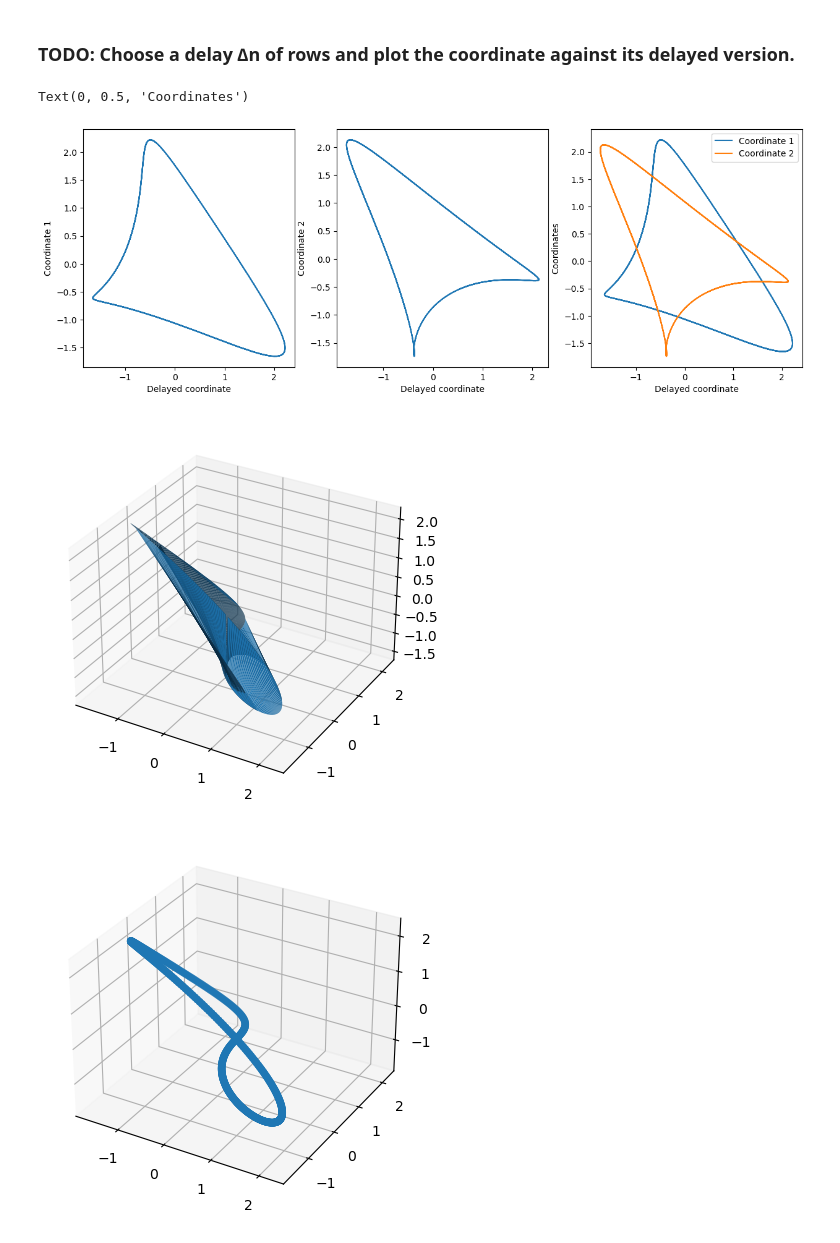
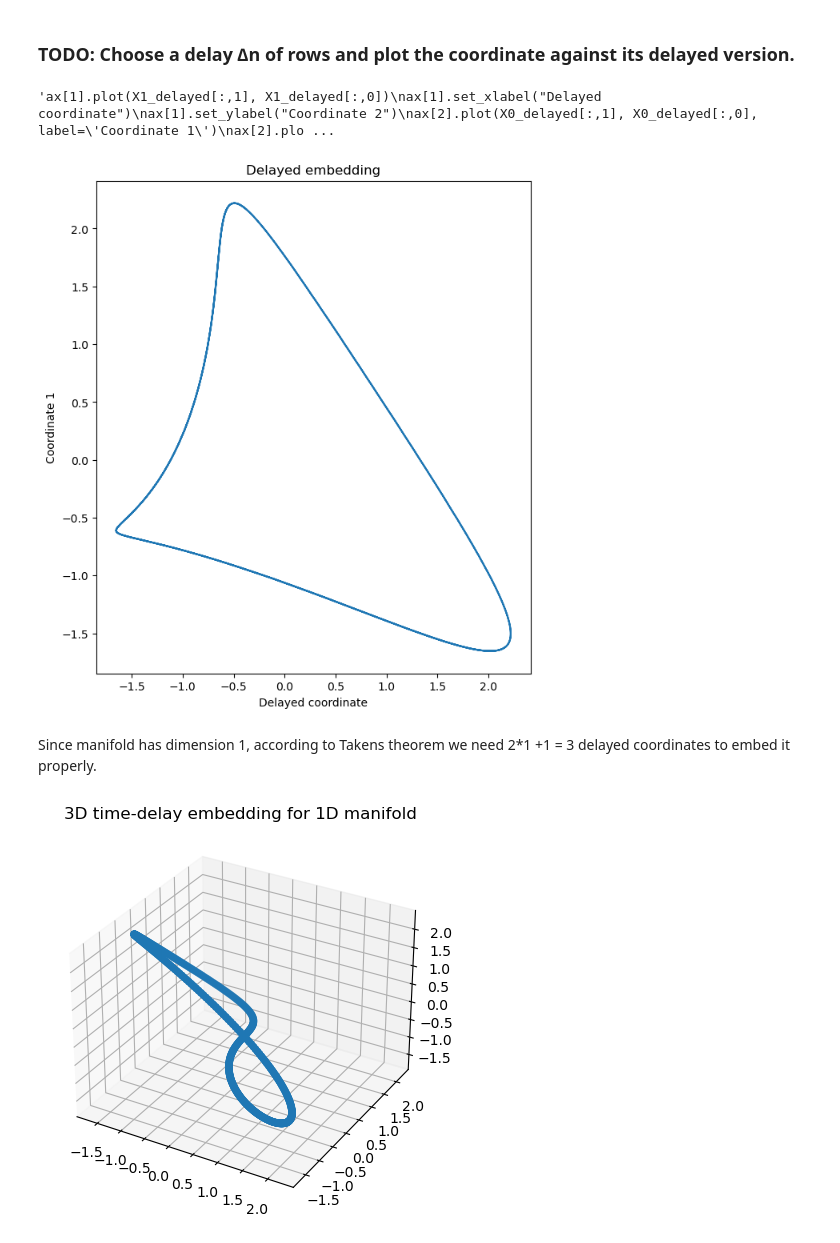
Before and after one commit to Augustin690/learning-dynamical-systems, a Jupyter notebook: src/part2/task4_1.ipynb, the cells around one changed output. Drawn from its saved outputs; the diff is of its cells as text; code cells hidden in the pictures.

```diff
--- a/src/part2/task4_1.ipynb
+++ b/src/part2/task4_1.ipynb
@@ -58,28 +56,30 @@ Text(0, 0.5, 'Coordinate 2')
 # %% [markdown]
 ### TODO: Choose a delay ∆n of rows and plot the coordinate against its delayed version.
 # %%
-# The following are given just for reference! Feel free to adapt and change the structure of the notebook!
 # TODO: Create time-delayed coordinates for out_dim = 2 (use method time_delay from utils.py)
 delta_n = 100
 X0_delayed = time_delay(X,0,delta_n,2)
 X1_delayed = time_delay(X,1,delta_n,2)
 # TODO: Plot embedded manifold in 2-d Euclidean space
 # first column (0) is in real time, second column(1) is delta_n later
-fig, ax = plt.subplots(1,3, figsize =(15,5))
-ax[0].plot(X0_delayed[:,1], X0_delayed[:,0])
-ax[0].set_xlabel("Delayed coordinate")
-ax[0].set_ylabel("Coordinate 1")
-ax[1].plot(X1_delayed[:,1], X1_delayed[:,0])
+fig, ax = plt.subplots(figsize =(7,8))
+ax.plot(X0_delayed[:,1], X0_delayed[:,0])
+ax.set_xlabel("Delayed coordinate")
+ax.set_ylabel("Coordinate 1")
+ax.set_title("Delayed embedding")
+"""ax[1].plot(X1_delayed[:,1], X1_delayed[:,0])
 ax[1].set_xlabel("Delayed coordinate")
 ax[1].set_ylabel("Coordinate 2")
 ax[2].plot(X0_delayed[:,1], X0_delayed[:,0], label='Coordinate 1')
 ax[2].plot(X1_delayed[:,1], X1_delayed[:,0], label= 'Coordinate 2')
 ax[2].set_xlabel("Delayed coordinate")
 ax[2].legend()
-ax[2].set_ylabel("Coordinates")
+ax[2].set_ylabel("Coordinates")"""
 # %% [output]
-Text(0, 0.5, 'Coordinates')
+'ax[1].plot(X1_delayed[:,1], X1_delayed[:,0])\nax[1].set_xlabel("Delayed coordinate")\nax[1].set_ylabel("Coordinate 2")\nax[2].plot(X0_delayed[:,1], X0_delayed[:,0], label=\'Coordinate 1\')\nax[2].plo ...
-[figure, old version]
+[figure, new version]
+# %% [markdown]
+Since manifold has dimension 1, according to Takens theorem we need 2*1 +1 = 3 delayed coordinates to embed it properly.
 # %%
 # TODO: Create time-delayed coordinates for 3-d Euclidean space (use method time_delay from utils.py)
 X0_delayed_3d = time_delay(X,0,delta_n,3)
@@ -87,16 +87,12 @@ X0_delayed_3d = time_delay(X,0,delta_n,3)
 y = X0_delayed_3d[:,2]
 z = X0_delayed_3d[:,1]
 x = X0_delayed_3d[:,0]
-ax = plt.figure().add_subplot(projection='3d')
-
-ax.plot_trisurf(x, y, z, linewidth=0.2, antialiased=True)
-
+#ax = plt.figure().add_subplot(projection='3d')
+#ax.plot_trisurf(x, y, z, linewidth=0.2, antialiased=True)
+#plt.show()
+ax = plt.figure(figsize= (7,5)).add_subplot(projection='3d')
+ax.scatter(x, y, z)
+ax.set_title('3D time-delay embedding for 1D manifold')
 plt.show()
 # %% [output]
-[figure, old version]
+[figure, new version]
-# %%
-ax = plt.figure().add_subplot(projection='3d')
-ax.scatter(x, y, z)
-plt.show()
-# %% [output]
-[figure, removed]
```
Also changed, not shown: parts of 6 cells of this notebook, 4 other files.
